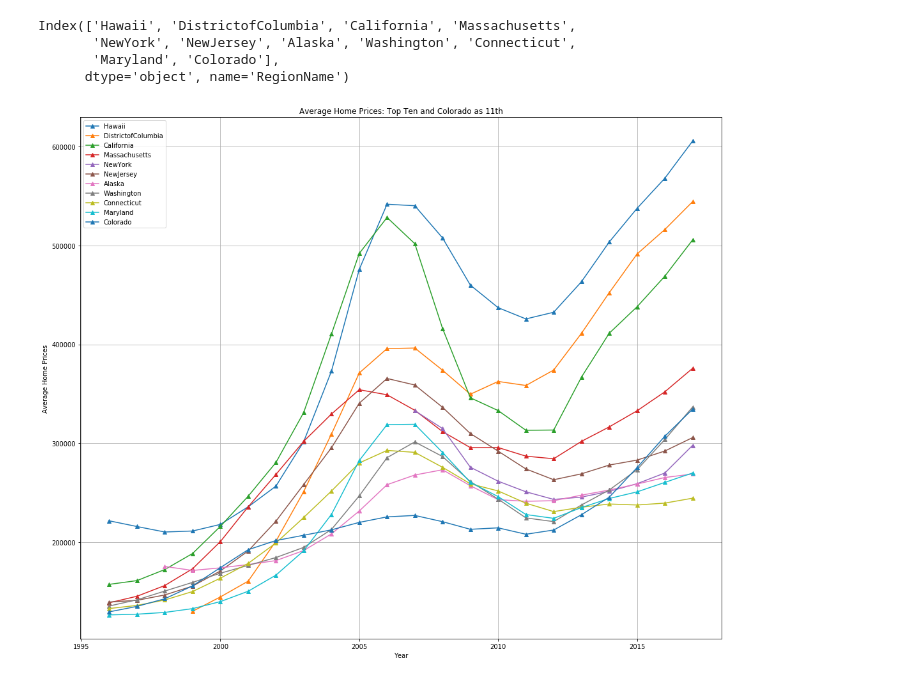
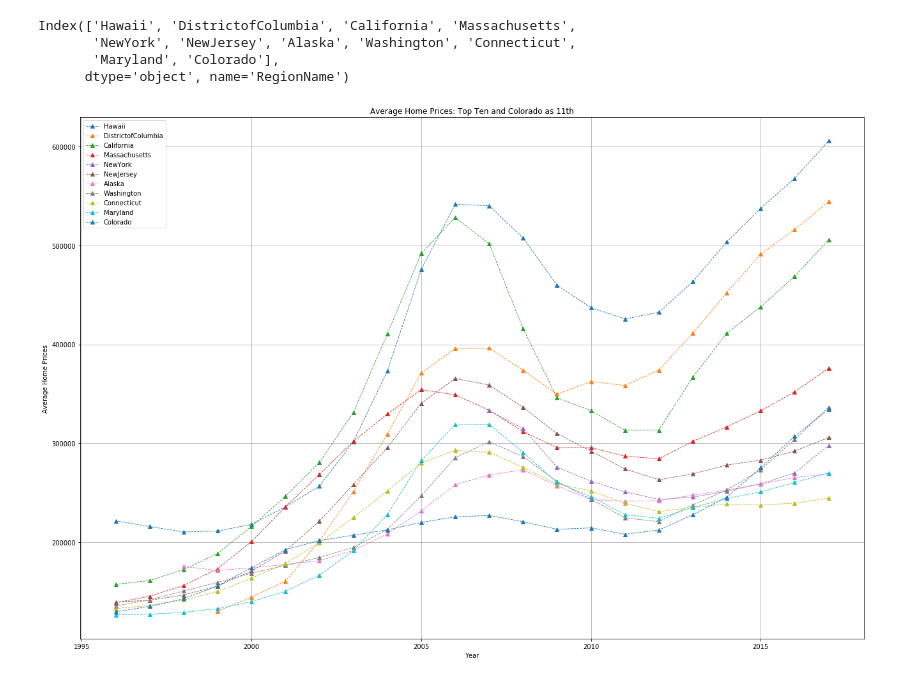
Before and after one commit to attila5287/DU_BigData_TeamProject1_WheresJames, a Jupyter notebook: Pr1_TeamWheresJames_Attila_RealEstate.ipynb, the cells around one changed output. Cells and saved outputs as stored; diff of their text form; code cells hidden in the pictures.

```diff
--- a/Pr1_TeamWheresJames_Attila_RealEstate.ipynb
+++ b/Pr1_TeamWheresJames_Attila_RealEstate.ipynb
@@ -114,0 +138,12 @@ plt.show()
+# %%
+plt.figure(figsize=(25,15))
+plt.rcParams["font.size"] = 10
+plt.grid(True)
+plt.title("Average Home Prices: States 14-26")
+plt.xlabel("Year")
+plt.ylabel(" Price ($)")
+
+for state in stateMeanYear_pdf.columns[quarter_states:(quarter_states*2)]:
+        plt.plot(stateMeanYear_pdf.index, stateMeanYear_pdf[state],linestyle='--', marker = '^',label=state)
+        plt.legend(loc='best')
+plt.show()
@@ -114,0 +152,12 @@ plt.show()
+# %%
+plt.figure(figsize=(25,15))
+plt.rcParams["font.size"] = 10
+plt.grid(True)
+plt.title("Average Home Prices: States 27-39")
+plt.xlabel("Year")
+plt.ylabel(" Price ($)")
+
+for state in stateMeanYear_pdf.columns[(2*quarter_states):(quarter_states*3)]:
+        plt.plot(stateMeanYear_pdf.index, stateMeanYear_pdf[state], linestyle='-', marker = 's',label=state)
+        plt.legend(loc='best')
+plt.show()
@@ -114,0 +166,12 @@ plt.show()
+# %%
+plt.figure(figsize=(25,15))
+plt.rcParams["font.size"] = 10
+plt.grid(True)
+plt.title("Average Home Prices: States 40-52")
+plt.xlabel("Year")
+plt.ylabel(" Price ($)")
+
+for state in stateMeanYear_pdf.columns[(3*quarter_states):(quarter_states*4)]:
+        plt.plot(stateMeanYear_pdf.index, stateMeanYear_pdf[state], linestyle='--', marker = 's',label=state)
+        plt.legend(loc='best')
+plt.show()
@@ -127,18 +194,16 @@ Index(['Hawaii', 'DistrictofColumbia', 'California', 'Massachusetts',
 # %%
 # pre-styling plot
-plt.figure(figsize=(18,15))
+plt.figure(figsize=(22,15))
 plt.rcParams["font.size"] = 10
 plt.grid(True)
 plt.title("Average Home Prices: Top Ten and Colorado as 11th")
 plt.xlabel("Year")
 plt.ylabel(" Average Home Prices ")
 
-# not preferred: use .index and create a for loop before submit!!!!!
-# stateMeanYear_TTpdf =stateMeanYear_pdf[['Hawaii', 'DistrictofColumbia', 'California', 'Massachusetts', 'NewYork', 'NewJersey', 'Alaska', 'Washington', 'Connecticut', 'Maryland', 'Colorado']]
-
+stateMeanYear_TTpdf =stateMeanYear_pdf[['Hawaii', 'DistrictofColumbia', 'California', 'Massachusetts', 'NewYork', 'NewJersey', 'Alaska', 'Washington', 'Connecticut', 'Maryland', 'Colorado']]
 for state in stateMeanYear_TTpdf.columns:
-    plt.plot(stateMeanYear_TTpdf.index, stateMeanYear_TTpdf[state], marker = '^',label=state)
+    plt.plot(stateMeanYear_TTpdf.index, stateMeanYear_TTpdf[state], linewidth = 0.9,linestyle ='--', marker = '^',label=state)
     plt.legend(loc='best')
 plt.show()
 # %% [output]
-[figure, old version]
+[figure, new version]
```
Also changed, not shown: parts of 34 cells of this notebook.
